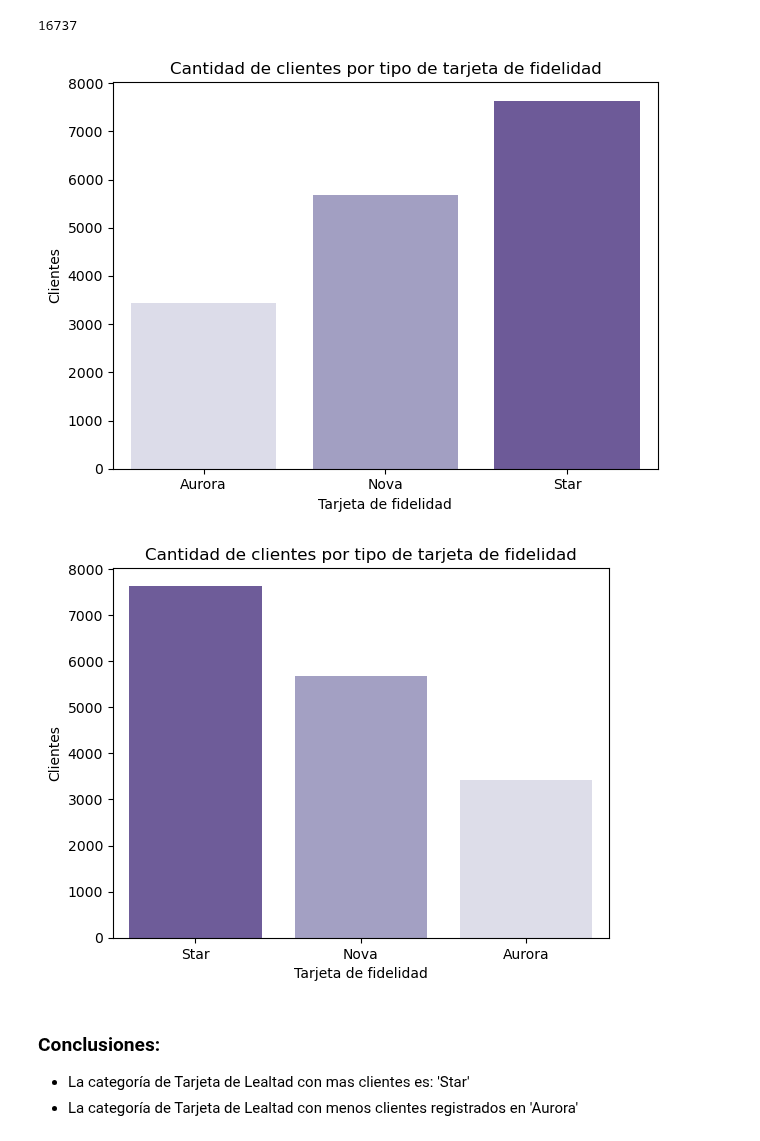
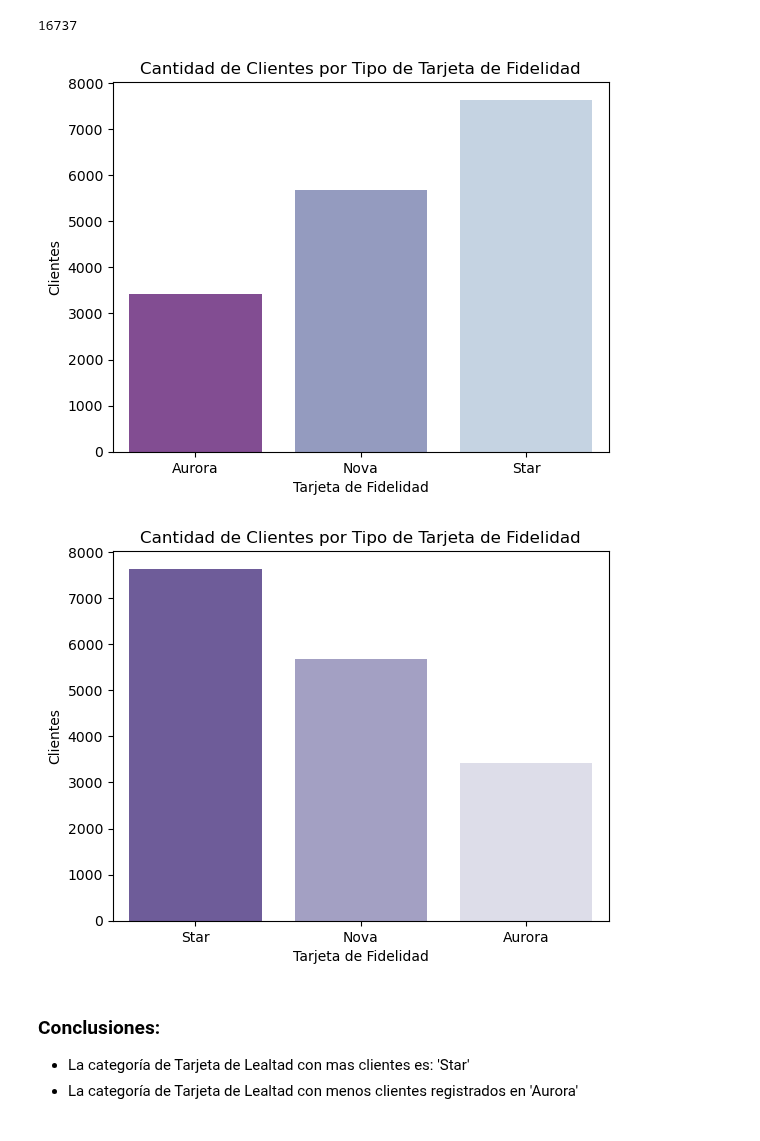
Before and after one commit to Adalab/bda-modulo-3-evaluacion-final-MarPastor, a Jupyter notebook: notebook/final_evaluation_mod3_marpastor.ipynb, the cells around one changed output. Cells and saved outputs as stored; diff of their text form; code cells hidden in the pictures.

```diff
--- a/notebook/final_evaluation_mod3_marpastor.ipynb
+++ b/notebook/final_evaluation_mod3_marpastor.ipynb
@@ -1489,18 +1485,22 @@ Aurora    3429
 Name: count, dtype: int64
 16737
 # %%
-custom_palette_asc = sns.color_palette('Purples', n_colors=3)
+# configuración de paleta de colores para la gráfica
+
+custom_palette_asc = sns.color_palette('BuPu_r', n_colors=3)
 # %%
-# agrupar y contar clientes por cada tipo de tarjeta
-df_tarjetas = df_loyalty.groupby('Loyalty Card', as_index=False)['Loyalty Number'].count()
+# crear un nuevo DataFrame
+# agrupar usando la función 'groupby()' y contar clientes por cada tipo de tarjeta usando función 'count()'
 
-# usar el barplot para representar una variable numérica con una variable categórica
-sns.barplot(data=df_tarjetas, x='Loyalty Card', y='Loyalty Number', errorbar=None, palette=custom_palette_asc)
-plt.title('Cantidad de clientes por tipo de tarjeta de fidelidad')
+df_tarjetas = df_loyalty.groupby('loyalty_card', as_index=False)['loyalty_number'].count()
+
+# usar 'barplot' para representar una variable numérica 'loyalty_number' con una variable categórica 'loyalty_card'
+
+sns.barplot(data=df_tarjetas, x='loyalty_card', y='loyalty_number', errorbar=None, palette=custom_palette_asc)
+plt.title('Cantidad de Clientes por Tipo de Tarjeta de Fidelidad')
 plt.ylabel('Clientes')
-plt.xlabel('Tarjeta de fidelidad')
-plt.tight_layout()
+plt.xlabel('Tarjeta de Fidelidad')
 plt.show();
 # %% [output]
-[figure, old version]
+[figure, new version]
 # %%
@@ -1508,14 +1510,14 @@ custom_palette3 = sns.color_palette('Purples_r', n_colors=3)
 # %%
-# sabiendo que no hay valores duplicados en los id de los clientes ('Loyalty Number'), podemos usar el countplot para
-# para contar la cantidad de veces que se repite el valor de las tarjetas de fidelidad en el DataFrame
+# conociendo que no hay valores duplicados en los id de los clientes (loyalty_number)
+# usar 'countplot' para contar la cantidad de veces que se repite el valor de las Tarjetas de fidelidad (loyalty_card) en el DataFrame
 
-sns.countplot(data=df_loyalty, x='Loyalty Card', order=df_loyalty['Loyalty Card'].value_counts().index, palette=custom_palette3)
-plt.title('Cantidad de clientes por tipo de tarjeta de fidelidad')
+sns.countplot(data=df_loyalty, x='loyalty_card', order=df_loyalty['loyalty_card'].value_counts().index, palette=custom_palette3)
+plt.title('Cantidad de Clientes por Tipo de Tarjeta de Fidelidad')
 plt.ylabel('Clientes')
-plt.xlabel('Tarjeta de fidelidad')
+plt.xlabel('Tarjeta de Fidelidad')
 plt.show();
 # %% [output]
-[figure, old version]
+[figure, new version]
 # %% [markdown]
 ### Conclusiones:
 
```
Also changed, not shown: parts of 6 cells of this notebook, 2 other files.
